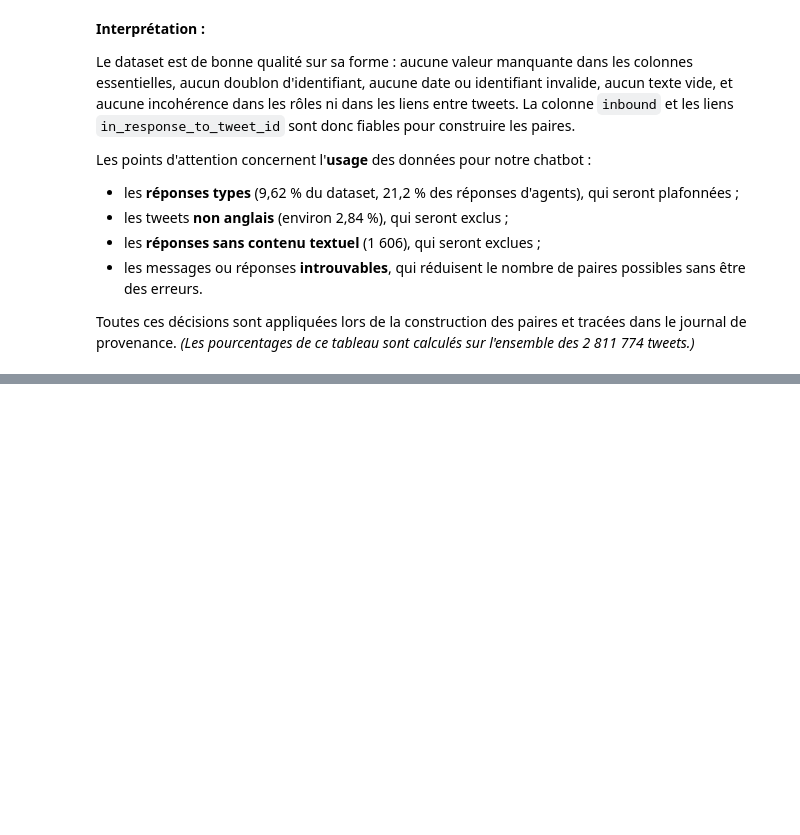
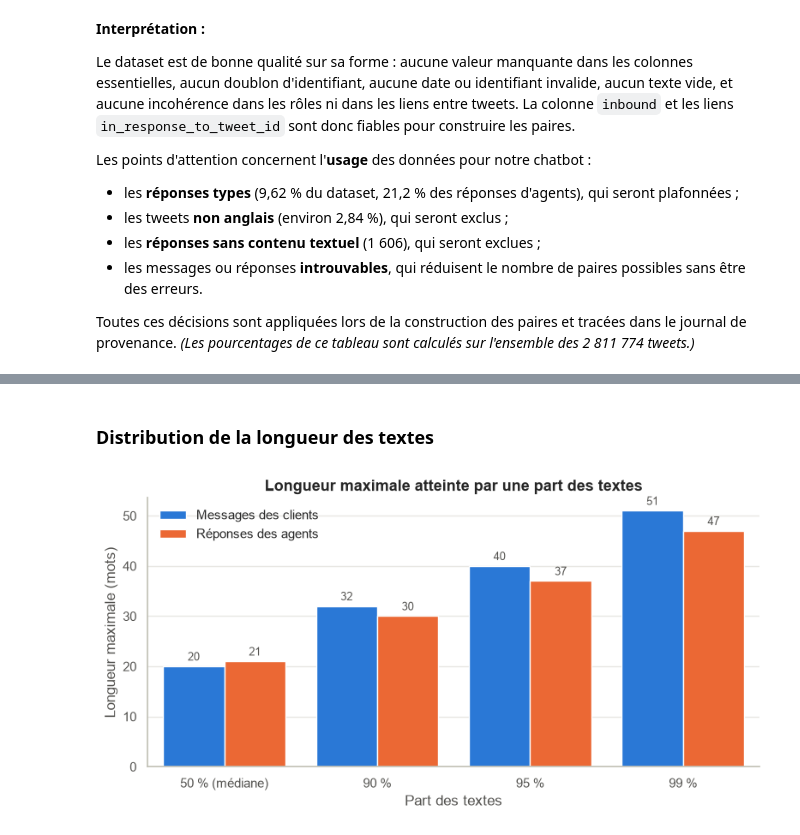
Before and after one commit to ranimmhiri/supportbot, a Jupyter notebook: notebooks/supportbot.ipynb, the cells around one changed output, grey strips where cells are left out. Cells and saved outputs as stored; diff of their text form; code cells hidden in the pictures; blank space fills up the shorter version.

```diff
--- a/notebooks/supportbot.ipynb
+++ b/notebooks/supportbot.ipynb
@@ -845,0 +1288,26 @@ journal de provenance. *(Les pourcentages de ce tableau sont calculés sur l'ens
+# %% [markdown]
+### Distribution de la longueur des textes
+# %%
+quantiles = {"50 % (médiane)": 0.5, "90 %": 0.9, "95 %": 0.95, "99 %": 0.99}
+percentiles = pd.DataFrame([
+    {"part": nom, "texte": texte, "mots": paires[colonne].quantile(q)}
+    for nom, q in quantiles.items()
+    for texte, colonne in [("Messages des clients", "nb_mots_message"),
+                           ("Réponses des agents", "nb_mots_reponse")]
+])
+
+fig, ax = plt.subplots(figsize=(8, 4.2))
+sns.barplot(data=percentiles, x="part", y="mots", hue="texte",
+            palette=[BLEU, ORANGE], saturation=1, ax=ax)
+for barres in ax.containers:
+    ax.bar_label(barres, fmt="%.0f", padding=3, color=GRIS, fontsize=9)
+ax.set_xlabel("Part des textes")
+ax.set_ylabel("Longueur maximale (mots)")
+ax.set_title("Longueur maximale atteinte par une part des textes")
+ax.grid(axis="x", visible=False)
+ax.legend(title="", frameon=False)
+plt.tight_layout()
+sauvegarder(fig, "percentiles_longueur")
+plt.show()
+# %% [output]
+[figure, added]
```
Also changed, not shown: parts of 45 cells of this notebook, 4 other files.
